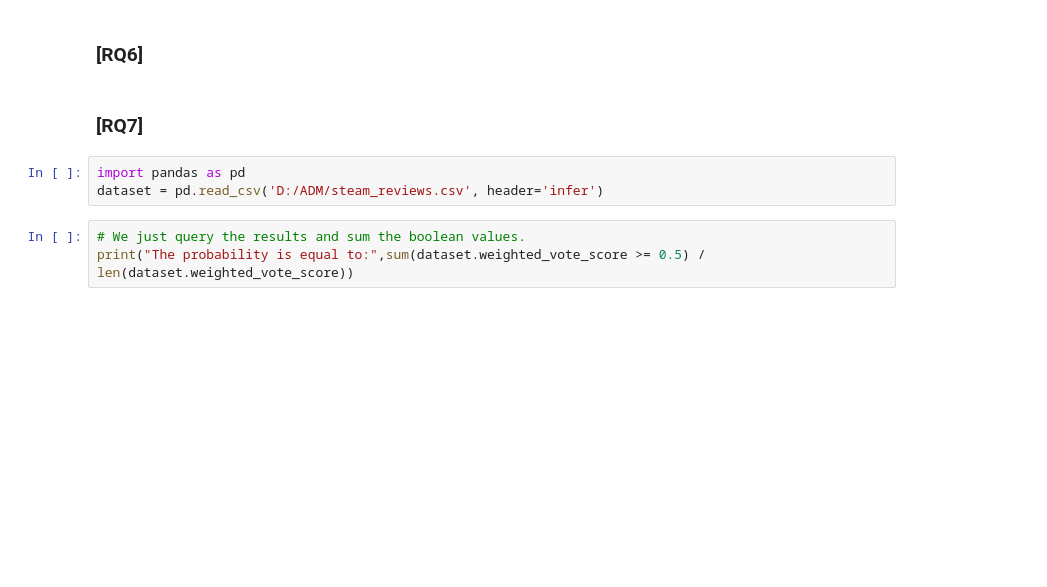
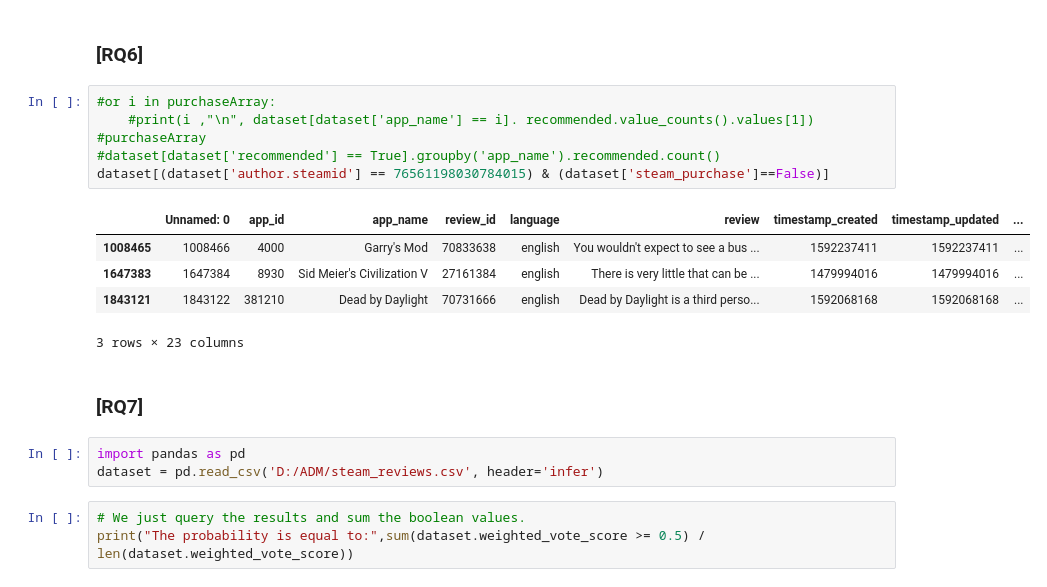
Before and after one commit to cosmin-z/ADM-HW2, a Jupyter notebook: Homework 2.ipynb, the cells around one changed output. Saved outputs shown, nothing was run; the diff lists cells and outputs as text; blank space fills up the shorter version.

```diff
--- a/Homework 2.ipynb
+++ b/Homework 2.ipynb
@@ -186,5 +231,17 @@ print(df.loc[df.index == True])
 # %% [markdown]
 ### [RQ6]
+# %%
+#or i in purchaseArray:
+    #print(i ,"\n", dataset[dataset['app_name'] == i]. recommended.value_counts().values[1])
+#purchaseArray
+#dataset[dataset['recommended'] == True].groupby('app_name').recommended.count()
+dataset[(dataset['author.steamid'] == 76561198030784015) & (dataset['steam_purchase']==False)]
+# %% [output]
+|  | Unnamed: 0 | app_id | app_name | review_id | language | review | timestamp_created | timestamp_updated | ... |
+| 1008465 | 1008466 | 4000 | Garry's Mod | 70833638 | english | You wouldn't expect to see a bus ... | 1592237411 | 1592237411 | ... |
+| 1647383 | 1647384 | 8930 | Sid Meier's Civilization V | 27161384 | english | There is very little that can be ... | 1479994016 | 1479994016 | ... |
+| 1843121 | 1843122 | 381210 | Dead by Daylight | 70731666 | english | Dead by Daylight is a third perso... | 1592068168 | 1592068168 | ... |
+3 rows × 23 columns
 # %% [markdown]
 ### [RQ7]
 # %%
```
Also changed, not shown: parts of 8 cells of this notebook.
